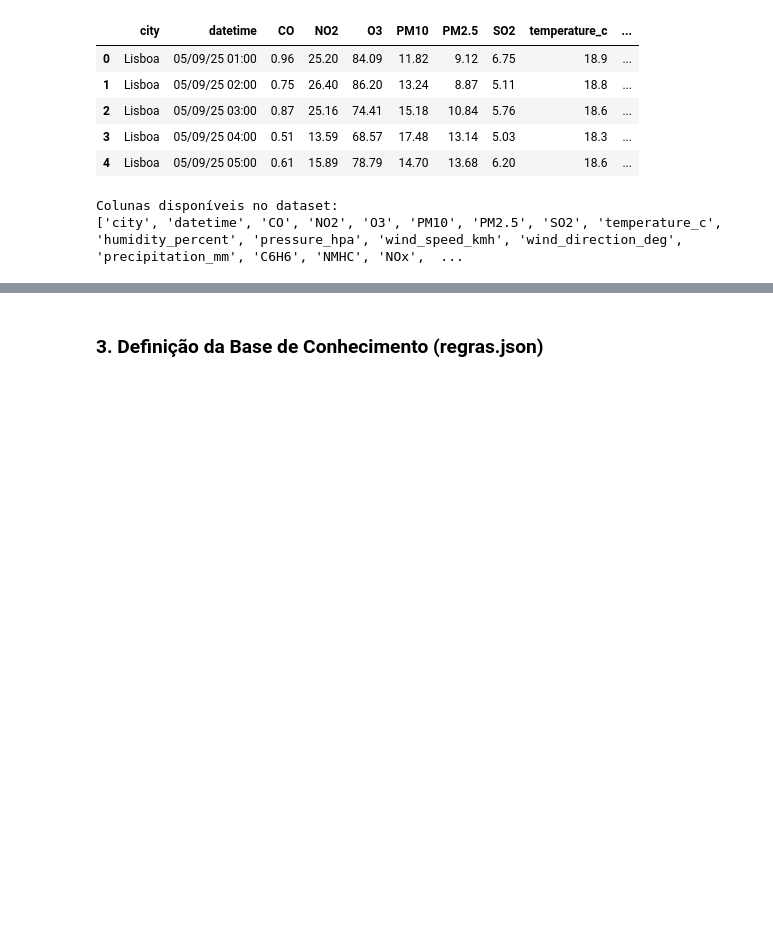
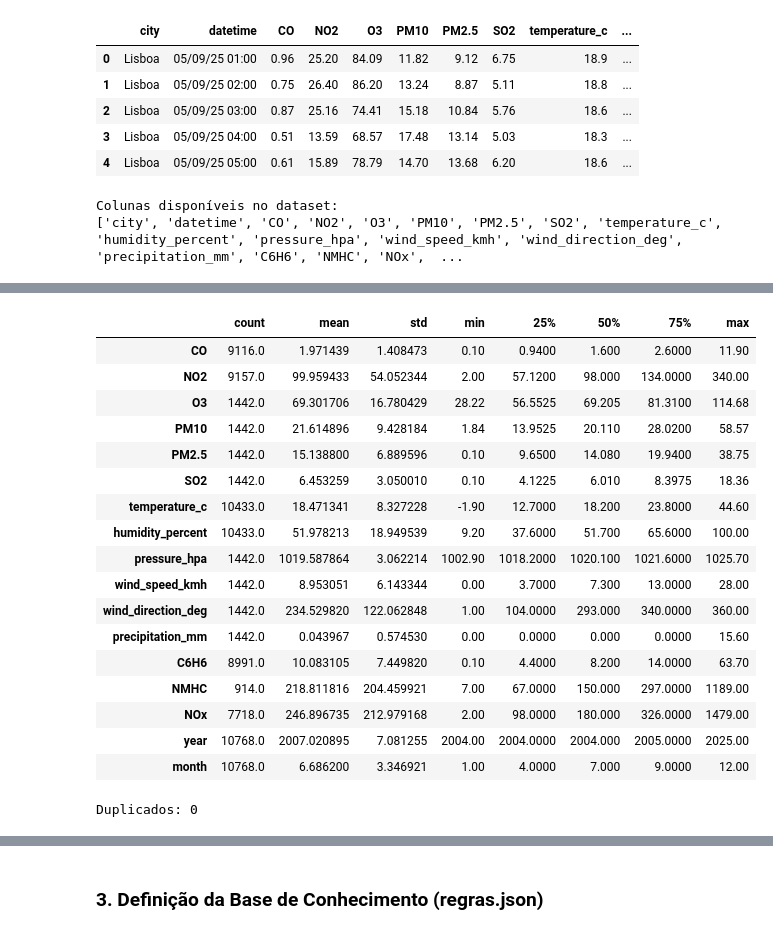
Before and after one commit to FederEx18/IIA_Project, a Jupyter notebook: Module_1/dev.ipynb, the cells around one changed output, grey strips where cells are left out. Cells and saved outputs as stored; diff of their text form; code cells hidden in the pictures; blank space fills up the shorter version.

```diff
--- a/Module_1/dev.ipynb
+++ b/Module_1/dev.ipynb
@@ -50,0 +76,26 @@ Colunas disponíveis no dataset:
+# %%
+df.describe().T
+# %% [output]
+|  | count | mean | std | min | 25% | 50% | 75% | max |
+| CO | 9116.0 | 1.971439 | 1.408473 | 0.10 | 0.9400 | 1.600 | 2.6000 | 11.90 |
+| NO2 | 9157.0 | 99.959433 | 54.052344 | 2.00 | 57.1200 | 98.000 | 134.0000 | 340.00 |
+| O3 | 1442.0 | 69.301706 | 16.780429 | 28.22 | 56.5525 | 69.205 | 81.3100 | 114.68 |
+| PM10 | 1442.0 | 21.614896 | 9.428184 | 1.84 | 13.9525 | 20.110 | 28.0200 | 58.57 |
+| PM2.5 | 1442.0 | 15.138800 | 6.889596 | 0.10 | 9.6500 | 14.080 | 19.9400 | 38.75 |
+| SO2 | 1442.0 | 6.453259 | 3.050010 | 0.10 | 4.1225 | 6.010 | 8.3975 | 18.36 |
+| temperature_c | 10433.0 | 18.471341 | 8.327228 | -1.90 | 12.7000 | 18.200 | 23.8000 | 44.60 |
+| humidity_percent | 10433.0 | 51.978213 | 18.949539 | 9.20 | 37.6000 | 51.700 | 65.6000 | 100.00 |
+| pressure_hpa | 1442.0 | 1019.587864 | 3.062214 | 1002.90 | 1018.2000 | 1020.100 | 1021.6000 | 1025.70 |
+| wind_speed_kmh | 1442.0 | 8.953051 | 6.143344 | 0.00 | 3.7000 | 7.300 | 13.0000 | 28.00 |
+| wind_direction_deg | 1442.0 | 234.529820 | 122.062848 | 1.00 | 104.0000 | 293.000 | 340.0000 | 360.00 |
+| precipitation_mm | 1442.0 | 0.043967 | 0.574530 | 0.00 | 0.0000 | 0.000 | 0.0000 | 15.60 |
+| C6H6 | 8991.0 | 10.083105 | 7.449820 | 0.10 | 4.4000 | 8.200 | 14.0000 | 63.70 |
+| NMHC | 914.0 | 218.811816 | 204.459921 | 7.00 | 67.0000 | 150.000 | 297.0000 | 1189.00 |
+| NOx | 7718.0 | 246.896735 | 212.979168 | 2.00 | 98.0000 | 180.000 | 326.0000 | 1479.00 |
+| year | 10768.0 | 2007.020895 | 7.081255 | 2004.00 | 2004.0000 | 2004.000 | 2005.0000 | 2025.00 |
+| month | 10768.0 | 6.686200 | 3.346921 | 1.00 | 4.0000 | 7.000 | 9.0000 | 12.00 |
+# %%
+# Contar duplicados
+print(f"Duplicados: {df.duplicated().sum()}")
+# %% [output]
+Duplicados: 0
```
Also changed, not shown: parts of 6 cells of this notebook.
